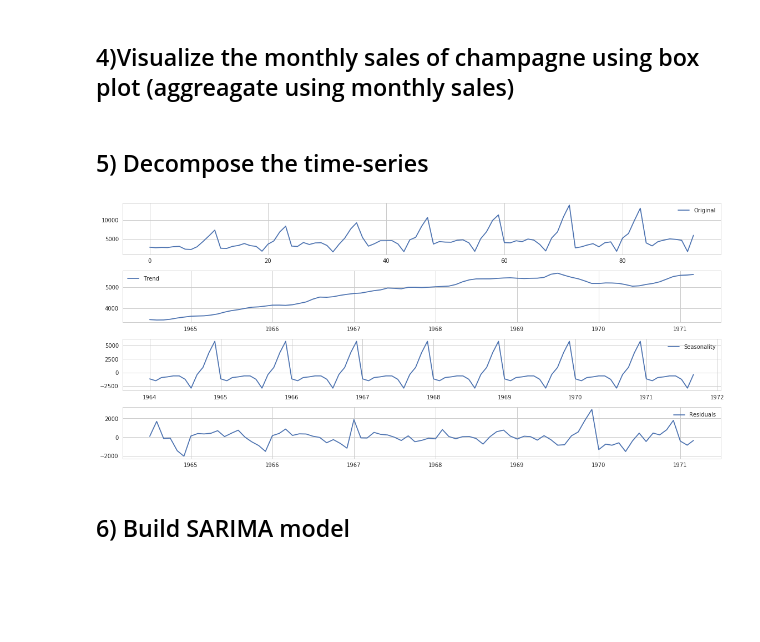
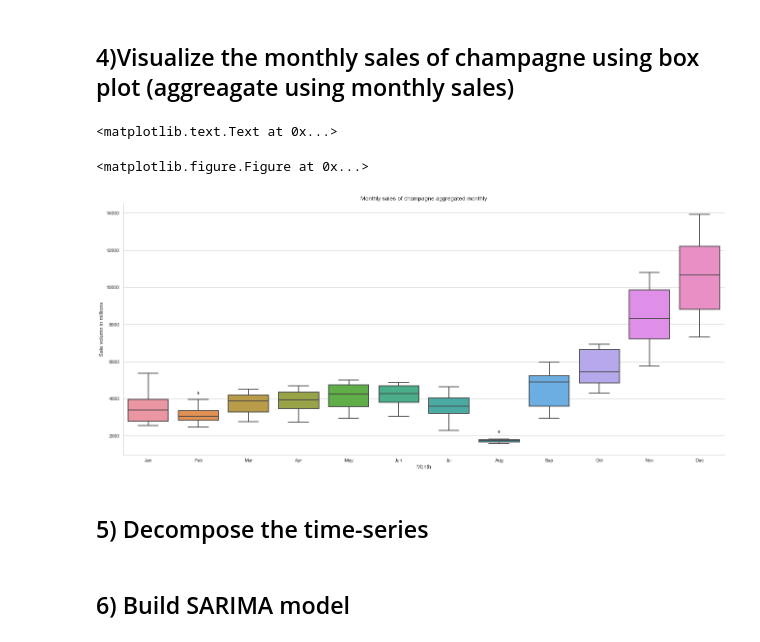
Before and after one commit to prakashjayy/Time_Series_Course, a Jupyter notebook: Project-1.ipynb, the cells around one changed output. Saved outputs shown, nothing was run; the diff lists cells and outputs as text; code cells hidden in the pictures; blank space fills up the shorter version.

```diff
--- a/Project-1.ipynb
+++ b/Project-1.ipynb
@@ -99,37 +102,17 @@ plt.legend(loc='upper right')
 # %% [markdown]
 ## 4)Visualize the monthly sales of champagne using box plot (aggreagate using monthly sales)
 # %%
-# plt.figure(figsize=(16, 7))
-# sns.factorplot(x="month", y="Sales", data=ts, kind="box", x_order=['Jan', 'Feb', 'Mar', 'Apr', 'May', 'Jun', 'Jul', 'Aug',
-#        'Sep', 'Oct', 'Nov', 'Dec'], size=8, aspect=float(16/7))
-# plt.xlabel("Month")
-# plt.ylabel("Sale volumn in millions")
-# plt.title("Monthly sales of champagne aggregated monthly")
+plt.figure(figsize=(16, 7))
+sns.factorplot(x="month", y="Sales", data=ts, kind="box", x_order=['Jan', 'Feb', 'Mar', 'Apr', 'May', 'Jun', 'Jul', 'Aug',
+       'Sep', 'Oct', 'Nov', 'Dec'], size=8, aspect=float(16/7))
+plt.xlabel("Month")
+plt.ylabel("Sale volumn in millions")
+plt.title("Monthly sales of champagne aggregated monthly")
+# %% [output]
+<matplotlib.text.Text at 0x...>
+<matplotlib.figure.Figure at 0x...>
+[figure, added]
 # %% [markdown]
 ## 5) Decompose the time-series
-# %%
-from statsmodels.tsa.seasonal import seasonal_decompose
-
-#log_train = x_train.apply(lambda x: math.log(x+1))
-decomposition = seasonal_decompose(x_train)
-trend = decomposition.trend
-seasonal = decomposition.seasonal
-residual = decomposition.resid
-plt.figure(figsize=(16, 7))
-plt.subplot(411)
-plt.plot(x_train.values, label='Original')
-plt.legend(loc='best')
-plt.subplot(412)
-plt.plot(trend, label='Trend')
-plt.legend(loc='best')
-plt.subplot(413)
-plt.plot(seasonal,label='Seasonality')
-plt.legend(loc='best')
-plt.subplot(414)
-plt.plot(residual, label='Residuals')
-plt.legend(loc='best')
-plt.tight_layout()
-# %% [output]
-[figure, removed]
 # %% [markdown]
 ## 6) Build SARIMA model
```
Also changed, not shown: parts of 10 cells of this notebook, 59 other files.
